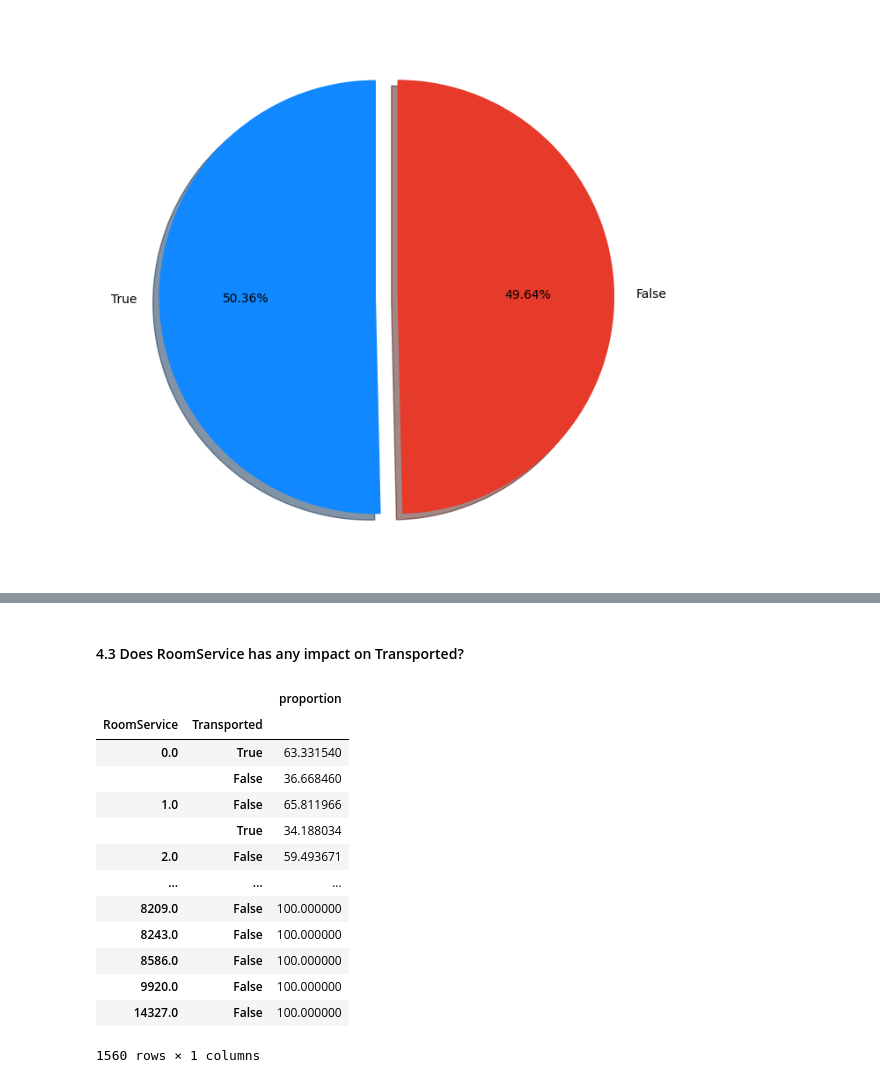
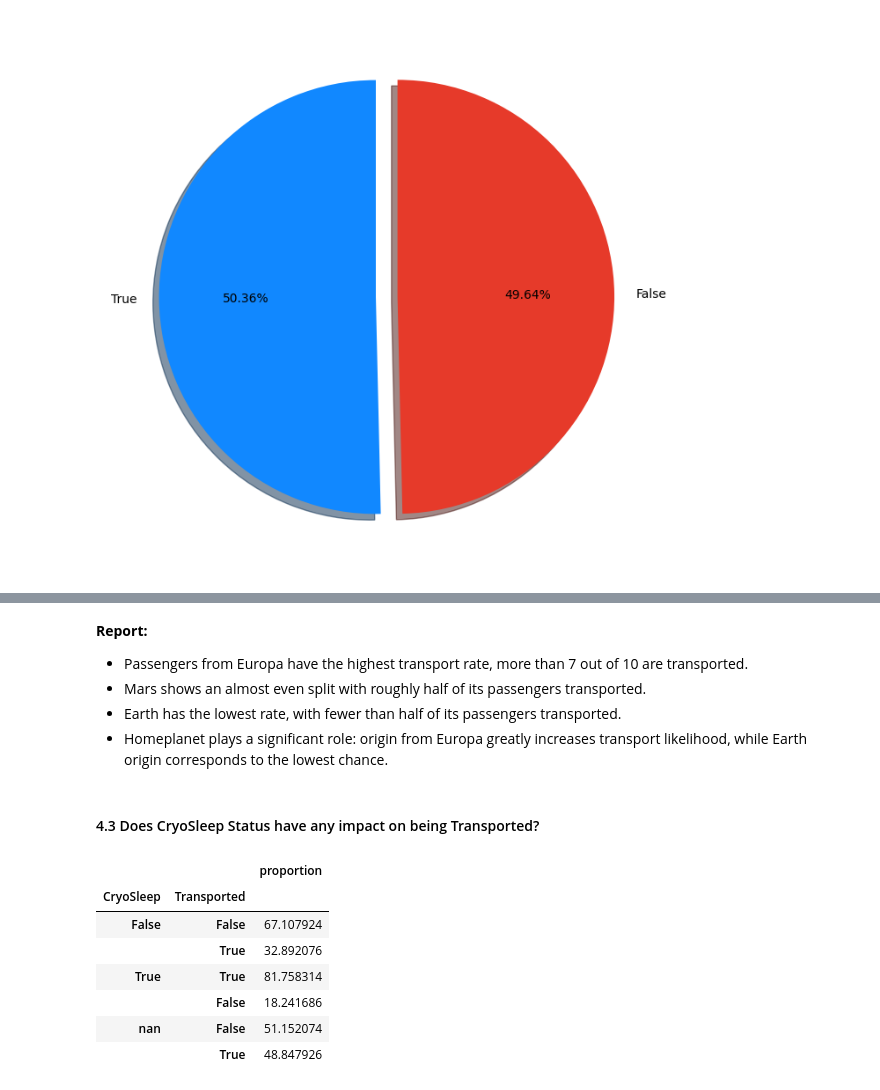
Before and after one commit to MD0210/mlops-spaceshiptitanic-project, a Jupyter notebook: notebook/1_EDA_spaceship_titanic.ipynb, the cells around one changed output, grey strips where cells are left out. Saved outputs shown, nothing was run; the diff lists cells and outputs as text; code cells hidden in the pictures.

```diff
--- a/notebook/1_EDA_spaceship_titanic.ipynb
+++ b/notebook/1_EDA_spaceship_titanic.ipynb
@@ -165,0 +204,3 @@ memory usage: 434.5+ KB
+# %%
+for col in train_df.columns:
+    print(f"{col}: {train_df[col].nunique()} unique values")
@@ -165,0 +222,3 @@ memory usage: 434.5+ KB
+# %%
+for col in test_df.columns:
+    print(f"{col}: {test_df[col].nunique()} unique values")
@@ -193,0 +259,9 @@ We have 7 categorical features : ['PassengerId', 'HomePlanet', 'CryoSleep', 'Cab
+# %%
+# define numerical & categorical columns for test
+
+test_numeric_features = test_df.select_dtypes(include=['float64', 'int64']).columns
+test_categorical_features = test_df.select_dtypes(include=['object', 'category', 'bool']).columns
+
+# print columns
+print('We have {} numerical features : {}'.format(len(test_numeric_features), test_numeric_features))
+print('\nWe have {} categorical features : {}'.format(len(test_categorical_features), test_categorical_features))
@@ -555,28 +620,0 @@ train_df.groupby('Age')['Transported'].value_counts(normalize=True).to_frame()*1
-# %%
-bins = range(1, 82, 10)  # Now starts at 1, ends before 81
-labels = [f"{i}-{i+9}" for i in bins[:-1]]
-train_df['AgeGroup'] = pd.cut(train_df['Age'], bins=bins, labels=labels, right=False)
-
-# Group by AgeGroup and Transported status
-age_grouped = (
-    train_df.groupby('AgeGroup')['Transported']
-    .value_counts(normalize=True)
-    .unstack()
-    .fillna(0) * 100
-)
-
-# Plot as stacked bar chart
-age_grouped.plot(
-    kind='bar',
-    stacked=True,
-    figsize=(10, 6),
-    color=['salmon', 'steelblue']
-)
-
-plt.title('Transported percentage by Age Group (10-Year Bins)', fontsize=14)
-plt.ylabel('Percentage')
-plt.xlabel('Age Group')
-plt.xticks(rotation=45)
-plt.legend(title='Transported')
-plt.tight_layout()
-plt.show()
@@ -595,20 +653,21 @@ By binning `Age` into 10-year intervals (starting from 1–10), a stacked bar gr
+# %% [markdown]
+**Report:**
+
+- Passengers from Europa have the highest transport rate, more than 7 out of 10 are transported.
+- Mars shows an almost even split with roughly half of its passengers transported.
+- Earth has the lowest rate, with fewer than half of its passengers transported.
+- Homeplanet plays a significant role: origin from Europa greatly increases transport likelihood, while Earth origin corresponds to the lowest chance.
 # %% [markdown]
-#### 4.3 Does RoomService has any impact on Transported?
+#### 4.3 Does CryoSleep Status have any impact on being Transported?
 # %%
-train_df.groupby('RoomService')['Transported'].value_counts(normalize=True).to_frame()*100
+train_df.groupby('CryoSleep')['Transported'].value_counts(normalize=True).to_frame()*100
 # %% [output]
 |  |  | proportion |
-| RoomService | Transported |  |
-| 0.0 | True | 63.331540 |
-|  | False | 36.668460 |
-| 1.0 | False | 65.811966 |
-|  | True | 34.188034 |
-| 2.0 | False | 59.493671 |
-| ... | ... | ... |
-| 8209.0 | False | 100.000000 |
-| 8243.0 | False | 100.000000 |
-| 8586.0 | False | 100.000000 |
-| 9920.0 | False | 100.000000 |
-| 14327.0 | False | 100.000000 |
+| CryoSleep | Transported |  |
+| False | False | 67.107924 |
+|  | True | 32.892076 |
+| True | True | 81.758314 |
+|  | False | 18.241686 |
+| nan | False | 51.152074 |
+|  | True | 48.847926 |
-1560 rows × 1 columns
 # %%
```
Also changed, not shown: parts of 81 cells of this notebook.
